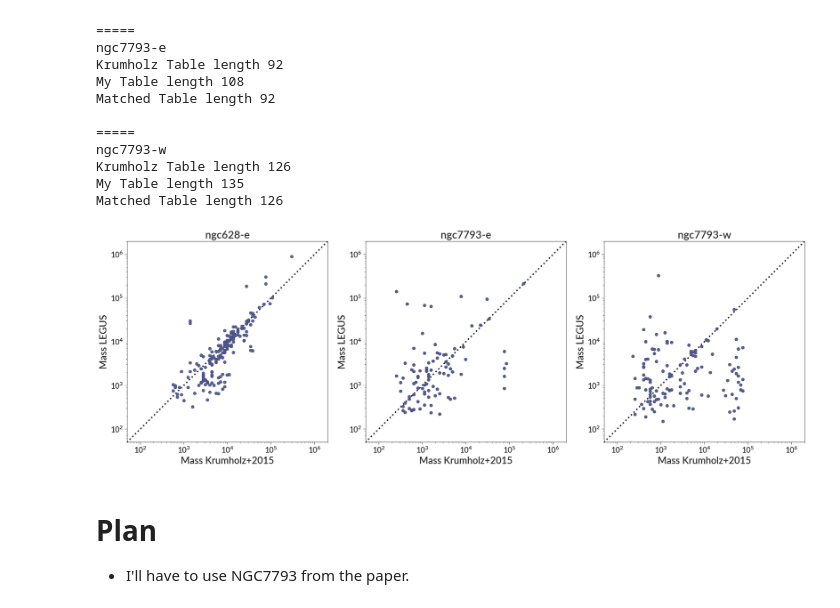
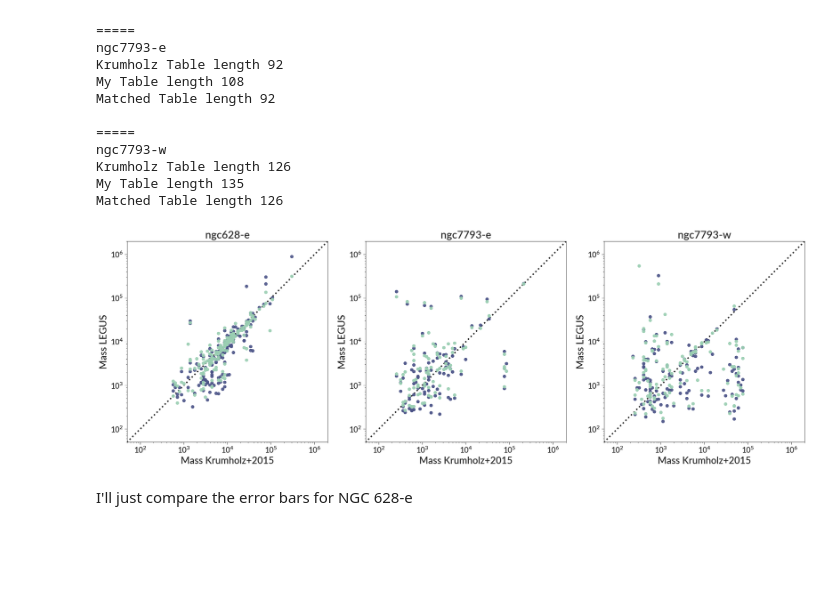
Before and after one commit to gillenbrown/LEGUS-sizes, a Jupyter notebook: testing/krumholz_tables.ipynb, the cells around one changed output. Drawn from its saved outputs; the diff is of its cells as text; code cells hidden in the pictures; blank space fills up the shorter version.

```diff
--- a/testing/krumholz_tables.ipynb
+++ b/testing/krumholz_tables.ipynb
@@ -77,7 +77,7 @@ def read_krumholz_ra_dec_tables(galaxy):
     krumholz_table.rename_column("col1", "ID")
     krumholz_table.rename_column("col4", "RA")
     krumholz_table.rename_column("col5", "Dec")
-    krumholz_table.rename_column("col20", "mass_LEGUS_kversion")
+    krumholz_table.rename_column("col20", "mass_LEGUS_krumholz_version")
     krumholz_table.rename_column("col34", "Class")
 
     to_delete = [col for col in krumholz_table.colnames
@@ -177,19 +177,20 @@ Matched Table length 126
 # %%
 fig, axs = bpl.subplots(ncols=3, figsize=[21, 7])
 
 for idx, field in enumerate(matched_tables):
     cat = matched_tables[field]
     ax = axs[idx]
 
     ax.equal_scale()
-    ax.scatter(cat["m_50"], cat["mass_LEGUS_kversion"])
+    ax.scatter(cat["m_50"], cat["mass_LEGUS_krumholz_version"])
+    ax.scatter(cat["m_50"], cat["mass_msun"])
     ax.set_xscale("log")
     ax.set_yscale("log")
     ax.add_labels("Mass Krumholz+2015", "Mass LEGUS", field)
     ax.set_limits(50, 2e6, 50, 2e6)
     ax.plot([1, 1e7], [1, 1e7], ls=":", c=bpl.almost_black, zorder=0)
 # %% [output]
-[figure, old version]
+[figure, new version]
 # %%
 # fig, axs = bpl.subplots(ncols=2, nrows=2, figsize=[12, 12])
 # axs = axs.flatten()
@@ -204,6 +205,5 @@ for idx, field in enumerate(matched_tables):
 #     ax.add_labels("Age LEGUS", "Age Krumholz+2015")
 #     ax.set_limits(5e5, 1e11, 5e5, 1e11)
 #     ax.plot([1, 1e12], [1, 1e12], ls=":", c=bpl.almost_black, zorder=0)
-# %% [markdown]
-# Plan
-- I'll have to use NGC7793 from the paper.
+# %% [markdown]
+I'll just compare the error bars for NGC 628-e
```
Also changed, not shown: parts of 4 cells of this notebook, 2 other files.
